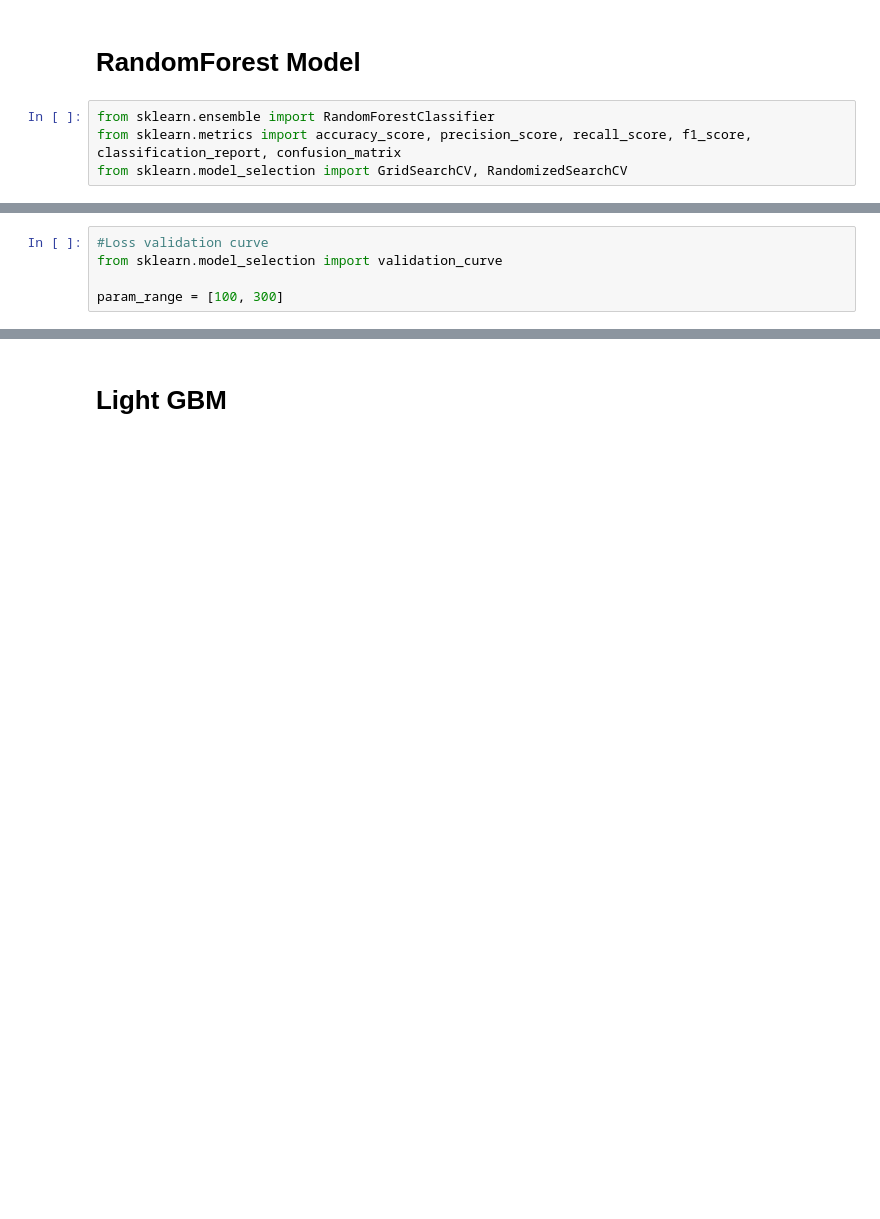
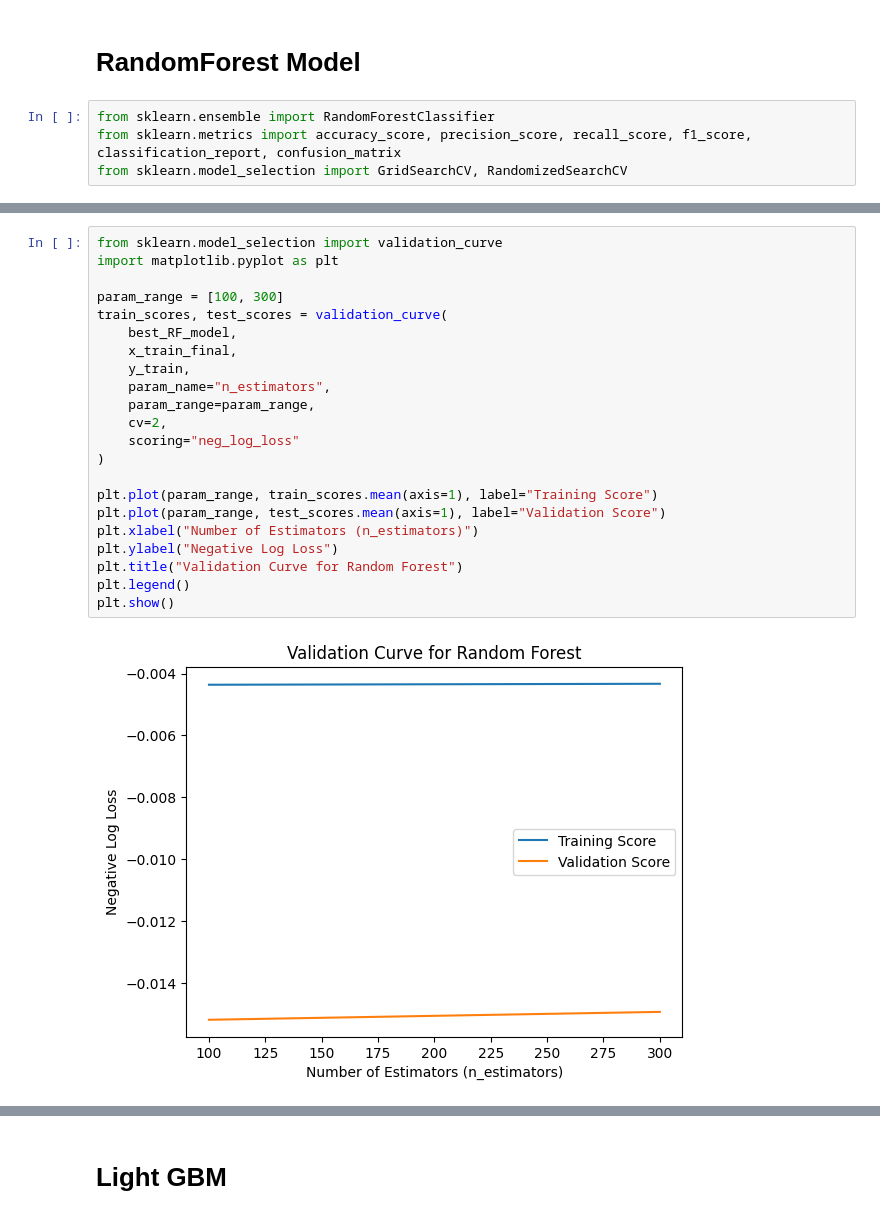
Before and after one commit to Sandanu87/Nextgen-Analytics-, a Jupyter notebook: LGBM_GB_RF_Models.ipynb, the cells around one changed output, grey strips where cells are left out. Cells and saved outputs as stored; diff of their text form; blank space fills up the shorter version.

Commit message:
Accquiring validation curves

```diff
--- a/LGBM_GB_RF_Models.ipynb
+++ b/LGBM_GB_RF_Models.ipynb
@@ -268,6 +306,25 @@ print("AUC Score:", auc_score)
-# %%
-#Loss validation curve
-from sklearn.model_selection import validation_curve
-
-param_range = [100, 300]
+# %%
+from sklearn.model_selection import validation_curve
+import matplotlib.pyplot as plt
+
+param_range = [100, 300]
+train_scores, test_scores = validation_curve(
+    best_RF_model,
+    x_train_final,
+    y_train,
+    param_name="n_estimators",
+    param_range=param_range,
+    cv=2,
+    scoring="neg_log_loss"
+)
+
+plt.plot(param_range, train_scores.mean(axis=1), label="Training Score")
+plt.plot(param_range, test_scores.mean(axis=1), label="Validation Score")
+plt.xlabel("Number of Estimators (n_estimators)")
+plt.ylabel("Negative Log Loss")
+plt.title("Validation Curve for Random Forest")
+plt.legend()
+plt.show()
+# %% [output]
+[figure, added]
 # %%
```
Also changed, not shown: parts of 13 cells of this notebook.
